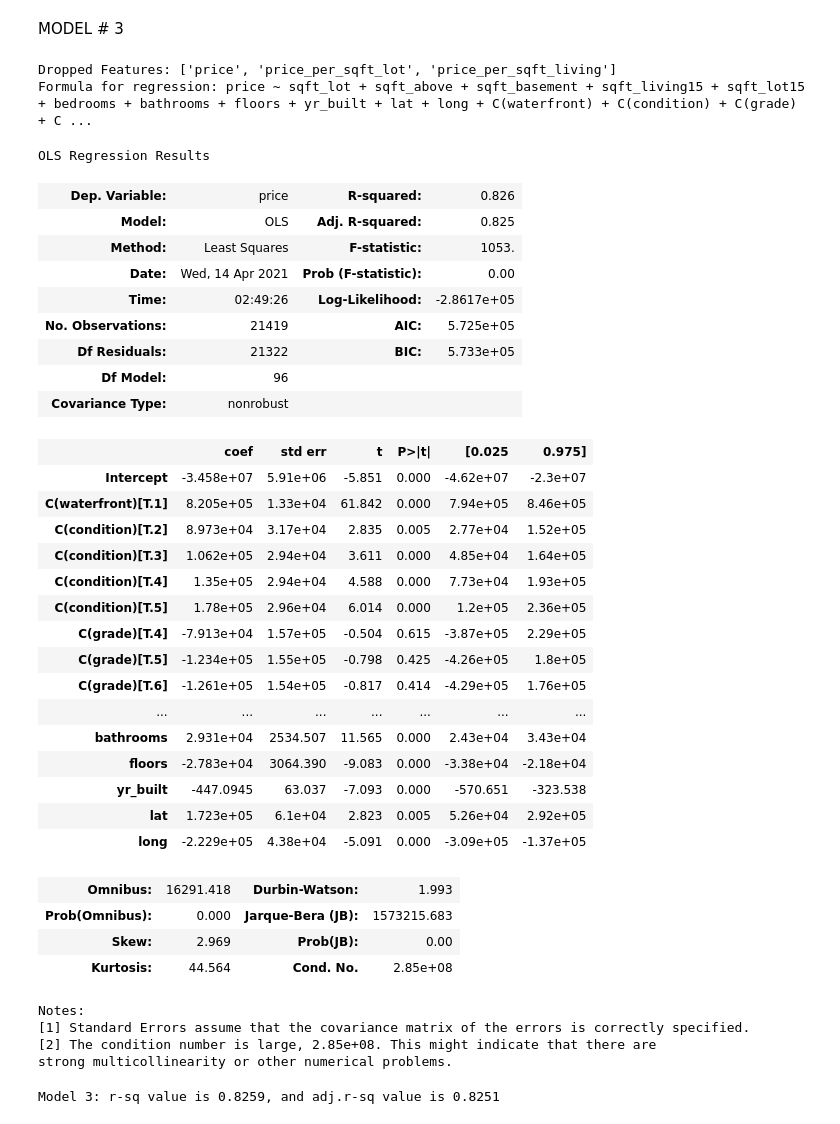
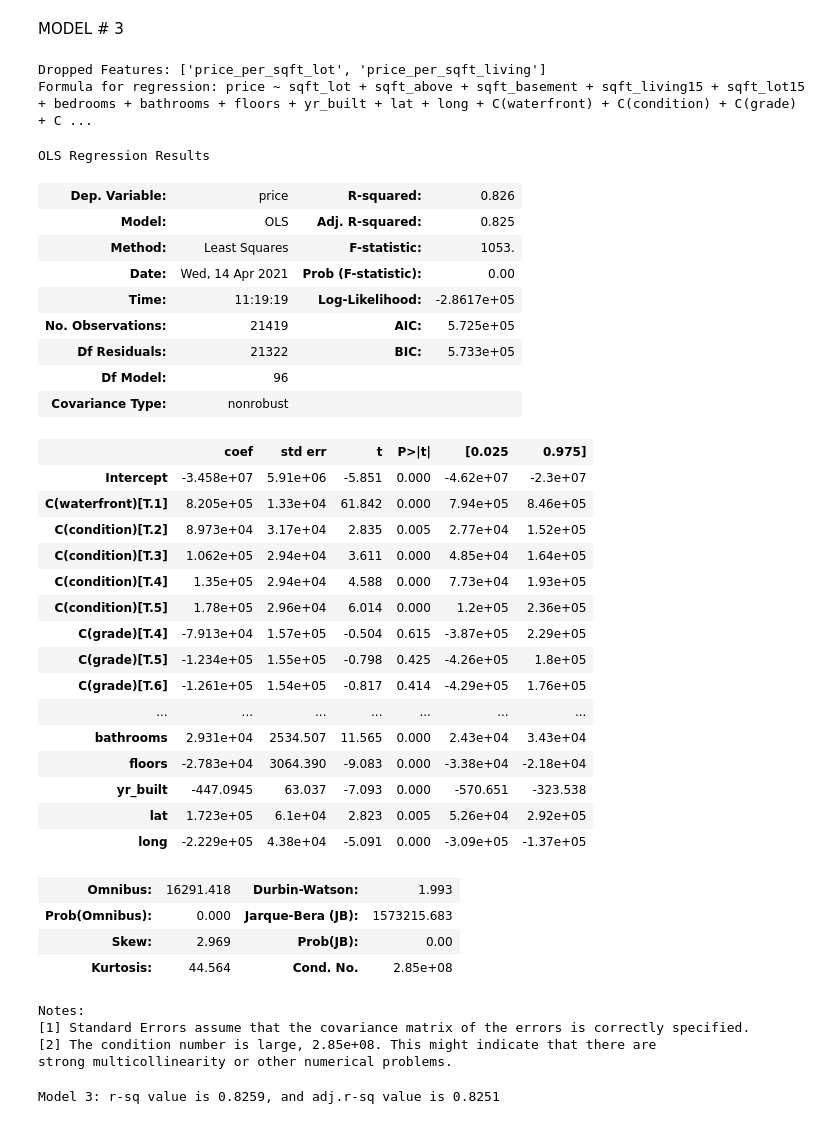
Before and after one commit to tamjid-ahsan/Housing-price-prediction, a Jupyter notebook: student.ipynb, the cells around one changed output. Drawn from its saved outputs; the diff is of its cells as text; code cells hidden in the pictures.

```diff
--- a/student.ipynb
+++ b/student.ipynb
@@ -372,7 +372,7 @@ def test_for_linearity(df, target='price'):
                  weight=14)
     plt.show()
 # %%
-def OLS_sm(df=df_model,
+def OLS_sm(df=None,
            target='price',
            drop=[],
            verbose=False,
@@ -384,7 +384,7 @@ def OLS_sm(df=df_model,
 
     Parameters:
     ===========
-    df           = pandas.DataFrame; default: df_model. Dataset to use for OLS.
+    df           = pandas.DataFrame; default: None. Dataset to use for OLS.
     target       = str; default: 'price'. Dependent variable.
     drop         = list; default: []. Features to drop from dataset.
     verbose      = boolean; default: False. Shows some formula used and drop information.
@@ -393,6 +393,8 @@ def OLS_sm(df=df_model,
     show_summary = boolean; default: False. Shows summary.
         `True` shows information.
         `False` does not show information.
+
+    ###### include cate and num list #######
     """
     target = [target]
     drop = target + drop
@@ -401,9 +403,11 @@ def OLS_sm(df=df_model,
     cate = ' + '.join(
         [f'C({x})' for x in categorical_feat_model if x not in drop])
     nume = ' + '.join([x for x in numerical_feat_model if x not in drop])
+
     formula = f'{target[0]} ~ {nume} + {cate}'
     if verbose:
         print('Formula for regression:', formula)
+
     multiple_regression = smf.ols(formula=formula, data=df).fit()
     if show_summary:
         display(multiple_regression.summary())
@@ -1421,18 +1476,20 @@ Model 1: r-sq value is 0.8256, and adj.r-sq value is 0.8248
 # %% [markdown]
 MODEL # 3
 # %%
-x3 = OLS_sm(target='price',
+x3 = OLS_sm(df=df_model,
+            target='price',
             drop=['price_per_sqft_lot', 'price_per_sqft_living'],
-            verbose=True)
+            verbose=True,
+            show_summary=True)
 # %% [output]
-Dropped Features: ['price', 'price_per_sqft_lot', 'price_per_sqft_living']
+Dropped Features: ['price_per_sqft_lot', 'price_per_sqft_living']
 Formula for regression: price ~ sqft_lot + sqft_above + sqft_basement + sqft_living15 + sqft_lot15 + bedrooms + bathrooms + floors + yr_built + lat + long + C(waterfront) + C(condition) + C(grade) + C ...
 OLS Regression Results
 | Dep. Variable: | price | R-squared: | 0.826 |
 | Model: | OLS | Adj. R-squared: | 0.825 |
 | Method: | Least Squares | F-statistic: | 1053. |
 | Date: | Wed, 14 Apr 2021 | Prob (F-statistic): | 0.00 |
-| Time: | 02:49:26 | Log-Likelihood: | -2.8617e+05 |
+| Time: | 11:19:19 | Log-Likelihood: | -2.8617e+05 |
 | No. Observations: | 21419 | AIC: | 5.725e+05 |
 | Df Residuals: | 21322 | BIC: | 5.733e+05 |
 | Df Model: | 96 |  |  |
```
Also changed, not shown: parts of 36 cells of this notebook.
